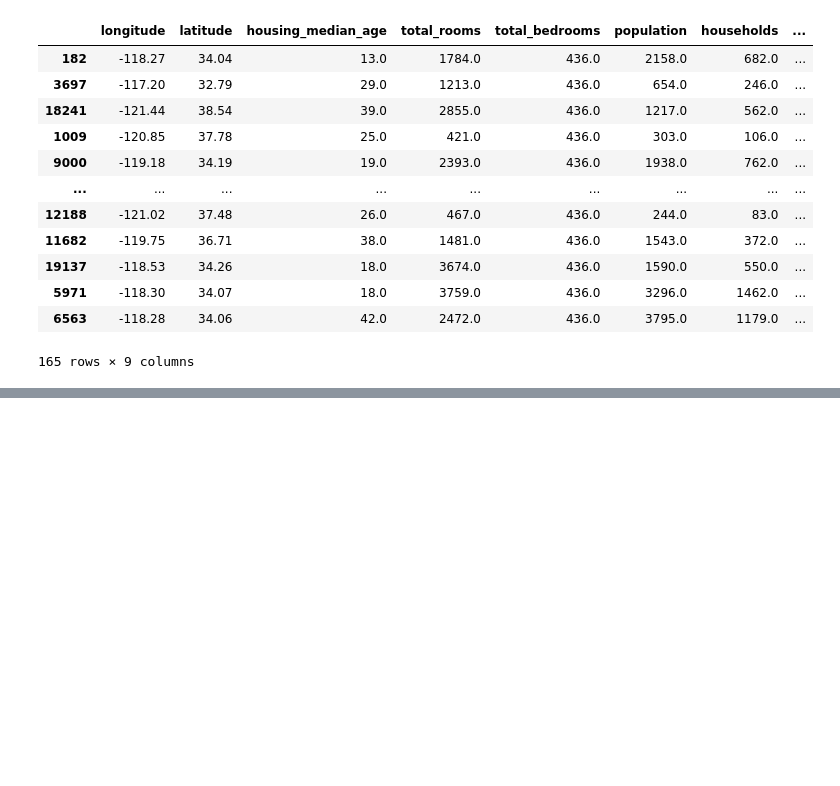
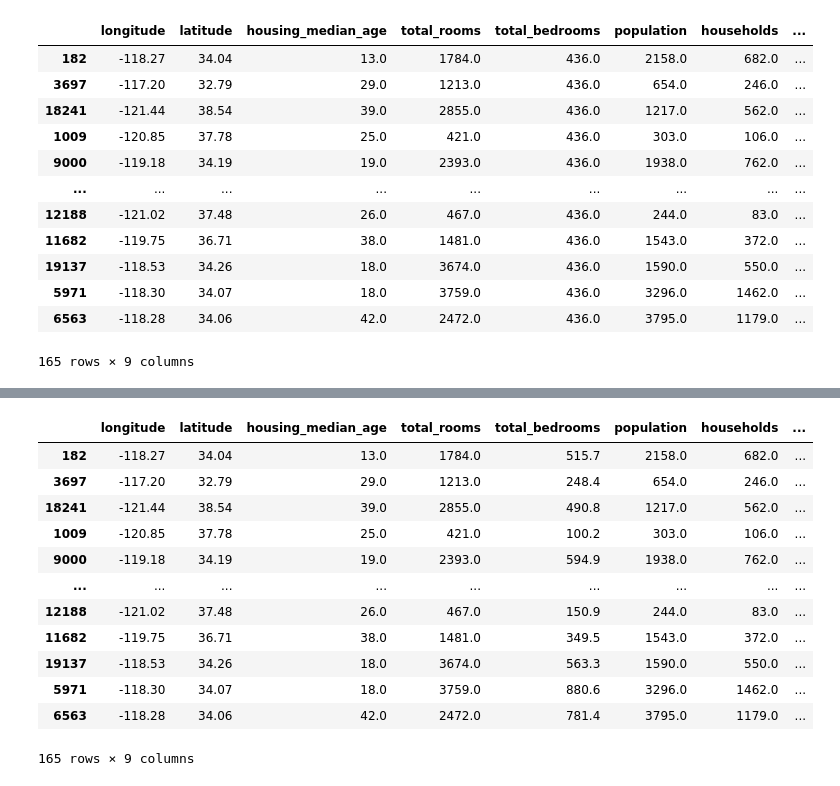
Before and after one commit to AliyarBhos/Works-done-in-Div-Academy, a Jupyter notebook: Module3(From_28_jan)/End_To_End_Machine_Learning_Day2.ipynb, the cells around one changed output, grey strips where cells are left out. Saved outputs shown, nothing was run; the diff lists cells and outputs as text; code cells hidden in the pictures; blank space fills up the shorter version.

```diff
--- a/Module3(From_28_jan)/End_To_End_Machine_Learning_Day2.ipynb
+++ b/Module3(From_28_jan)/End_To_End_Machine_Learning_Day2.ipynb
@@ -113,3 +113,12 @@ df_num_tr.loc[null_mask]
 | 5971 | -118.30 | 34.07 | 18.0 | 3759.0 | 436.0 | 3296.0 | 1462.0 | ... |
 | 6563 | -118.28 | 34.06 | 42.0 | 2472.0 | 436.0 | 3795.0 | 1179.0 | ... |
 165 rows × 9 columns
+# %%
+from sklearn.impute import KNNImputer
+
+kimp = KNNImputer(n_neighbors=10)
+kimp.fit(df_num)
+
+X = kimp.transform(df_num)
+df_num_tr2 = pd.DataFrame(X, columns=kimp.get_feature_names_out(), index=df_num.index)
+df_num_tr2
@@ -115,0 +139,16 @@ df_num_tr.loc[null_mask]
+# %%
+df_num_tr2.loc[null_mask]
+# %% [output]
+|  | longitude | latitude | housing_median_age | total_rooms | total_bedrooms | population | households | ... |
+| 182 | -118.27 | 34.04 | 13.0 | 1784.0 | 515.7 | 2158.0 | 682.0 | ... |
+| 3697 | -117.20 | 32.79 | 29.0 | 1213.0 | 248.4 | 654.0 | 246.0 | ... |
+| 18241 | -121.44 | 38.54 | 39.0 | 2855.0 | 490.8 | 1217.0 | 562.0 | ... |
+| 1009 | -120.85 | 37.78 | 25.0 | 421.0 | 100.2 | 303.0 | 106.0 | ... |
+| 9000 | -119.18 | 34.19 | 19.0 | 2393.0 | 594.9 | 1938.0 | 762.0 | ... |
+| ... | ... | ... | ... | ... | ... | ... | ... | ... |
+| 12188 | -121.02 | 37.48 | 26.0 | 467.0 | 150.9 | 244.0 | 83.0 | ... |
+| 11682 | -119.75 | 36.71 | 38.0 | 1481.0 | 349.5 | 1543.0 | 372.0 | ... |
+| 19137 | -118.53 | 34.26 | 18.0 | 3674.0 | 563.3 | 1590.0 | 550.0 | ... |
+| 5971 | -118.30 | 34.07 | 18.0 | 3759.0 | 880.6 | 3296.0 | 1462.0 | ... |
+| 6563 | -118.28 | 34.06 | 42.0 | 2472.0 | 781.4 | 3795.0 | 1179.0 | ... |
+165 rows × 9 columns
```
Also changed, not shown: parts of 1 cell of this notebook.
